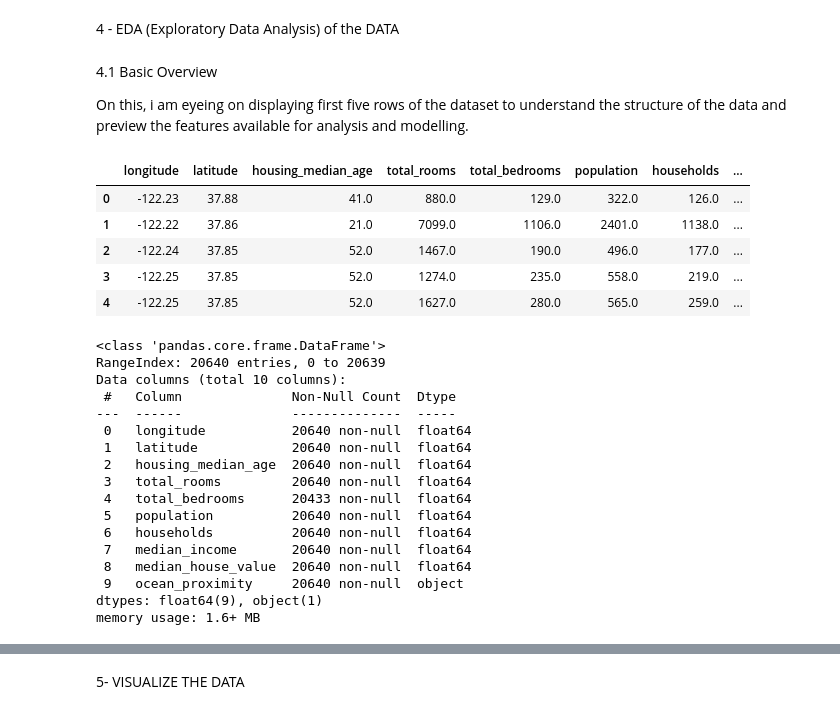
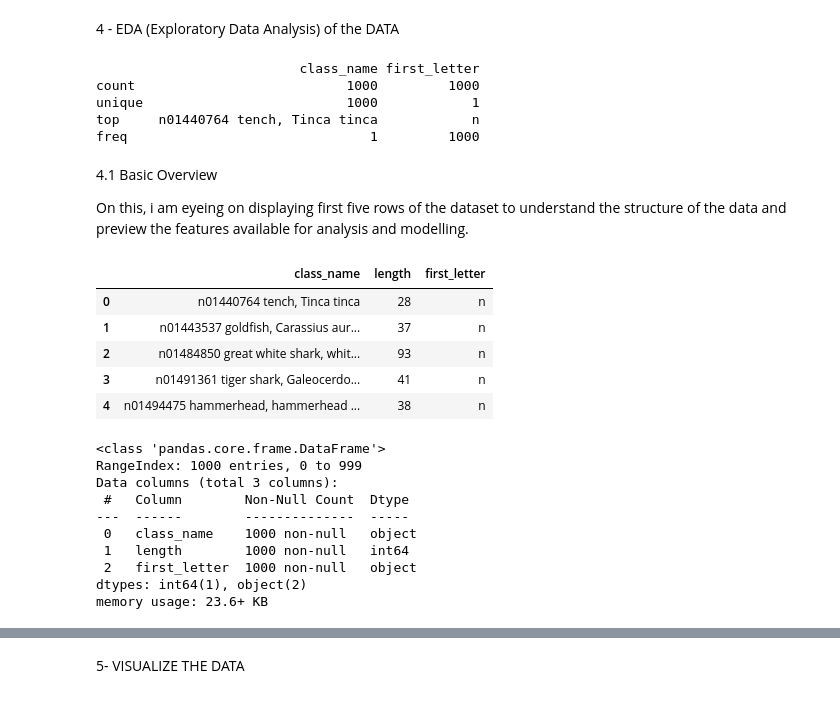
Before and after one commit to brianorina/class202505, a Jupyter notebook: alumn_Brian/imagenetBrian.ipynb, the cells around one changed output, grey strips where cells are left out. Saved outputs shown, nothing was run; the diff lists cells and outputs as text; code cells hidden in the pictures.

```diff
--- a/alumn_Brian/imagenetBrian.ipynb
+++ b/alumn_Brian/imagenetBrian.ipynb
@@ -28,0 +25,15 @@ data = pd.read_csv( path + dataset)
+# %%
+#step 1: Open the file "imagenet_class_names.txt" form the ../datasets/ directory
+#step 2: use read mode ('r') and assign the file handle to a variable
+#step 3: read all the lines from the file
+#use a list comprehension to strip the newline character from each line using .strip()
+#skip empty lines
+#step 3: store the result in a list called class_names
+
+with open('../datasets/imagenet_class_names.txt', 'r') as file:
+    class_names = [line.strip() for line in file if line.strip()]
+#step 4: print the total number of class names using len(class_names)
+print(f"Total number of class names: {len(class_names)}")
+print(class_names[:10])
+
+class_names[:10]
@@ -29,36 +53,52 @@ data = pd.read_csv( path + dataset)
 # %% [markdown]
 4 - EDA (Exploratory Data Analysis) of the DATA
+# %%
+
+
+# Step 1: Convert the list of class names to a pandas DataFrame with a single column named 'class_name'
+df = pd.DataFrame(class_names, columns=['class_name'])
+
+# Step 2: Add a column 'length' with the character count of each class name
+df['length'] = df['class_name'].apply(len)
+
+# Step 3: Add a column 'first_letter' with the first character of each class name
+df['first_letter'] = df['class_name'].str[0]
+
+# Step 4: Display summary statistics including object columns
+summary = df.describe(include='object')
+
+# Step 5: Print the summary statistics
+print(summary)
+# %% [output]
+                          class_name first_letter
+count                           1000         1000
+unique                          1000            1
+top     n01440764 tench, Tinca tinca            n
+freq                               1         1000
 # %% [markdown]
 4.1 Basic Overview
 
  On this, i am eyeing on displaying first five rows of the dataset to understand the structure of the data and preview the features available for analysis and modelling.
 # %%
-data.head()
+df.head()
 # %% [output]
-|  | longitude | latitude | housing_median_age | total_rooms | total_bedrooms | population | households | ... |
-| 0 | -122.23 | 37.88 | 41.0 | 880.0 | 129.0 | 322.0 | 126.0 | ... |
-| 1 | -122.22 | 37.86 | 21.0 | 7099.0 | 1106.0 | 2401.0 | 1138.0 | ... |
-| 2 | -122.24 | 37.85 | 52.0 | 1467.0 | 190.0 | 496.0 | 177.0 | ... |
-| 3 | -122.25 | 37.85 | 52.0 | 1274.0 | 235.0 | 558.0 | 219.0 | ... |
-| 4 | -122.25 | 37.85 | 52.0 | 1627.0 | 280.0 | 565.0 | 259.0 | ... |
+|  | class_name | length | first_letter |
+| 0 | n01440764 tench, Tinca tinca | 28 | n |
+| 1 | n01443537 goldfish, Carassius aur... | 37 | n |
+| 2 | n01484850 great white shark, whit... | 93 | n |
+| 3 | n01491361 tiger shark, Galeocerdo... | 41 | n |
+| 4 | n01494475 hammerhead, hammerhead ... | 38 | n |
 # %%
-data.info()
+df.info()
 # %% [output]
 <class 'pandas.core.frame.DataFrame'>
-RangeIndex: 20640 entries, 0 to 20639
-Data columns (total 10 columns):
- #   Column              Non-Null Count  Dtype
----  ------              --------------  -----
- 0   longitude           20640 non-null  float64
- 1   latitude            20640 non-null  float64
- 2   housing_median_age  20640 non-null  float64
- 3   total_rooms         20640 non-null  float64
- 4   total_bedrooms      20433 non-null  float64
- 5   population          20640 non-null  float64
- 6   households          20640 non-null  float64
- 7   median_income       20640 non-null  float64
- 8   median_house_value  20640 non-null  float64
- 9   ocean_proximity     20640 non-null  object
-dtypes: float64(9), object(1)
-memory usage: 1.6+ MB
+RangeIndex: 1000 entries, 0 to 999
+Data columns (total 3 columns):
+ #   Column        Non-Null Count  Dtype
+---  ------        --------------  -----
+ 0   class_name    1000 non-null   object
+ 1   length        1000 non-null   int64
+ 2   first_letter  1000 non-null   object
+dtypes: int64(1), object(2)
+memory usage: 23.6+ KB
 # %%
```
Also changed, not shown: parts of 67 cells of this notebook.
